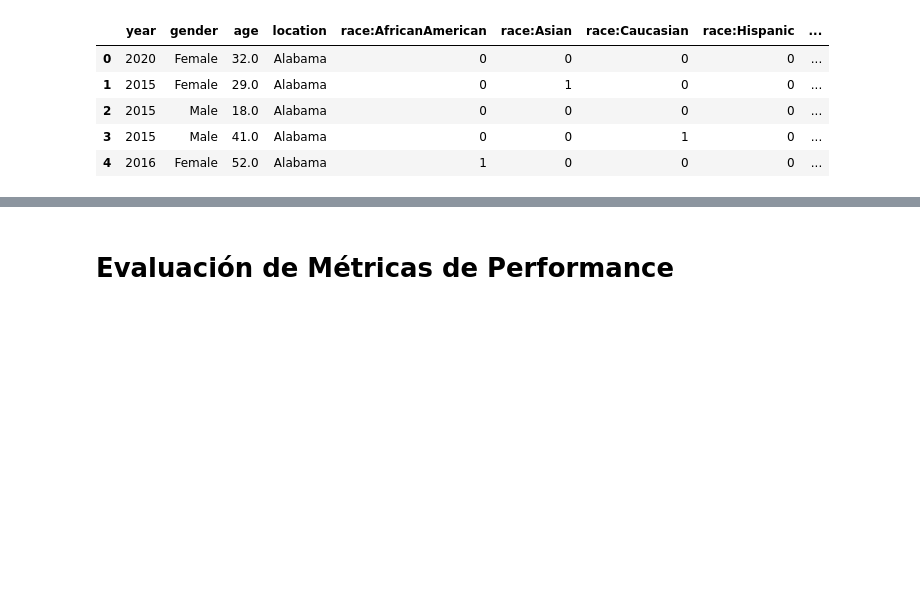
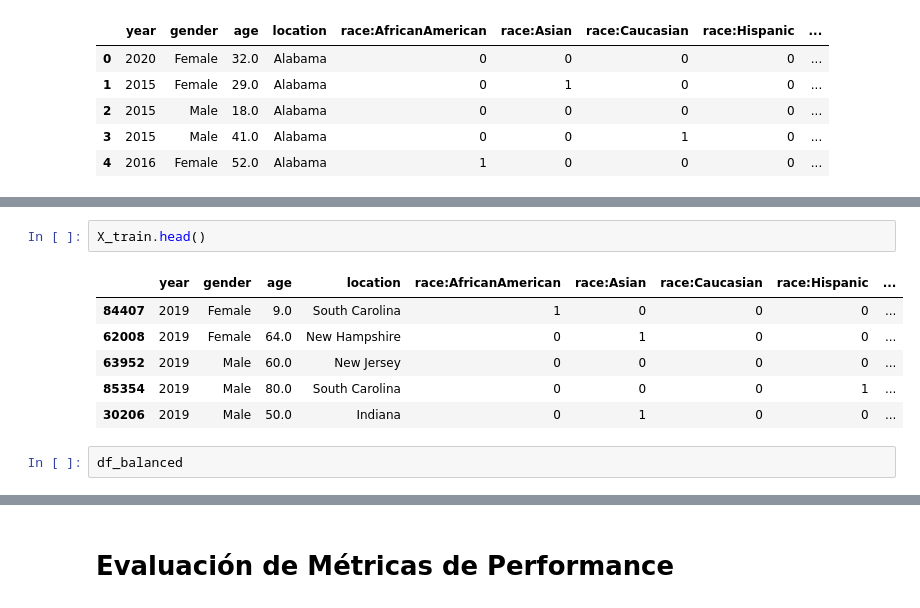
Before and after one commit to tuliorozco/applied-statistics, a Jupyter notebook: docs/c03_proyectoFinal/diabetes_classifier_model.ipynb, the cells around one changed output, grey strips where cells are left out. Drawn from its saved outputs; the diff is of its cells as text; blank space fills up the shorter version.

```diff
--- a/docs/c03_proyectoFinal/diabetes_classifier_model.ipynb
+++ b/docs/c03_proyectoFinal/diabetes_classifier_model.ipynb
@@ -354,0 +309,11 @@ Fitting 5 folds for each of 18 candidates, totalling 90 fits
+# %%
+X_train.head()
+# %% [output]
+|  | year | gender | age | location | race:AfricanAmerican | race:Asian | race:Caucasian | race:Hispanic | ... |
+| 84407 | 2019 | Female | 9.0 | South Carolina | 1 | 0 | 0 | 0 | ... |
+| 62008 | 2019 | Female | 64.0 | New Hampshire | 0 | 1 | 0 | 0 | ... |
+| 63952 | 2019 | Male | 60.0 | New Jersey | 0 | 0 | 0 | 0 | ... |
+| 85354 | 2019 | Male | 80.0 | South Carolina | 0 | 0 | 0 | 1 | ... |
+| 30206 | 2019 | Male | 50.0 | Indiana | 0 | 1 | 0 | 0 | ... |
+# %%
+df_balanced
```
Also changed, not shown: parts of 27 cells of this notebook, 11 other files.
